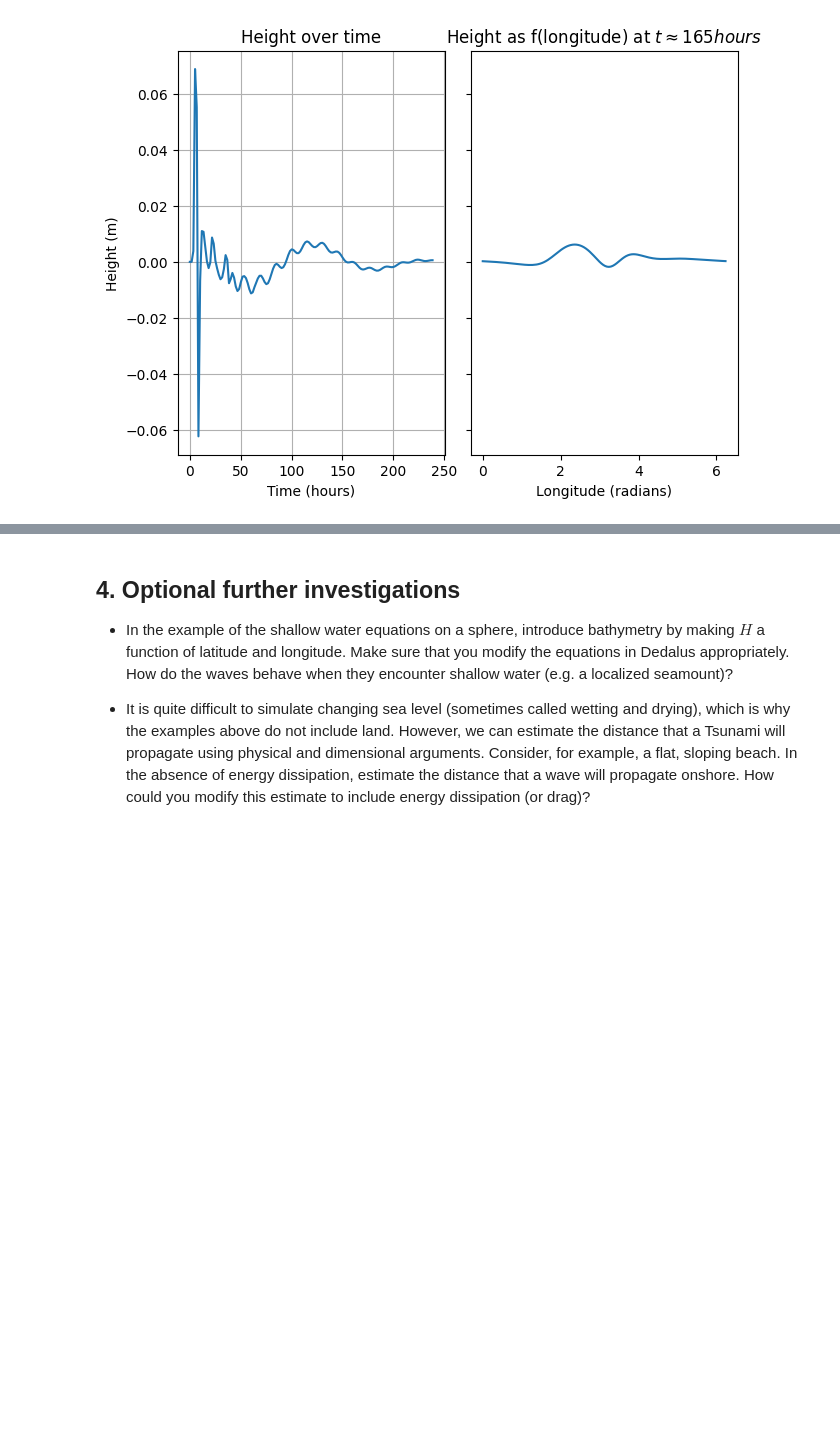
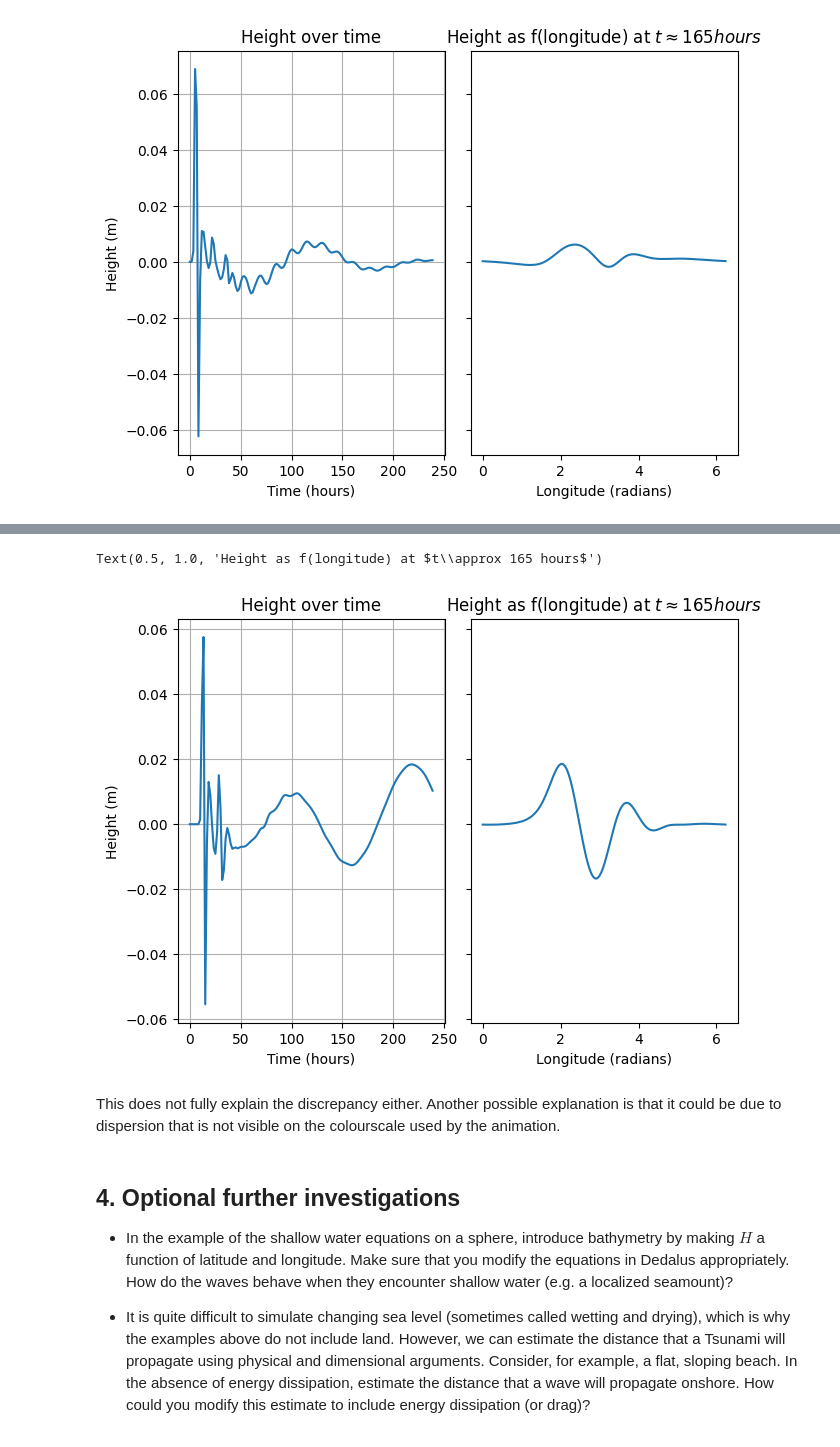
Before and after one commit to sjg230/QCES_LNM, a Jupyter notebook: Project3_tsunami.ipynb, the cells around one changed output, grey strips where cells are left out. Saved outputs shown, nothing was run; the diff lists cells and outputs as text; code cells hidden in the pictures; blank space fills up the shorter version.

```diff
--- a/Project3_tsunami.ipynb
+++ b/Project3_tsunami.ipynb
@@ -923,3 +927,19 @@ np.array(t_save[100])/3600
+# %%
+# Plot h as a function of longitude and time
+fig, ax = plt.subplots(ncols=2, sharey=True, layout='constrained')
+ax[0].plot((np.array(t_save)/3600.), h_save[:,64,16])
+ax[0].set_xlabel('Time (hours)')
+ax[0].set_ylabel('Height (m)')
+ax[0].grid()
+ax[0].set_title('Height over time')
+ax[1].plot(phi, h_save[100,:,16])
+ax[1].set_xlabel('Longitude (radians)')
+ax[1].set_title('Height as f(longitude) at $t\\approx 165 hours$')
+# %% [output]
+Text(0.5, 1.0, 'Height as f(longitude) at $t\\approx 165 hours$')
+[figure, added]
+# %% [markdown]
+This does not fully explain the discrepancy either. Another possible explanation is that it could be due to dispersion that is not visible on the colourscale used by the animation.
 # %% [markdown]
 ## 4. Optional further investigations
 
```
Also changed, not shown: parts of 3 cells of this notebook.
